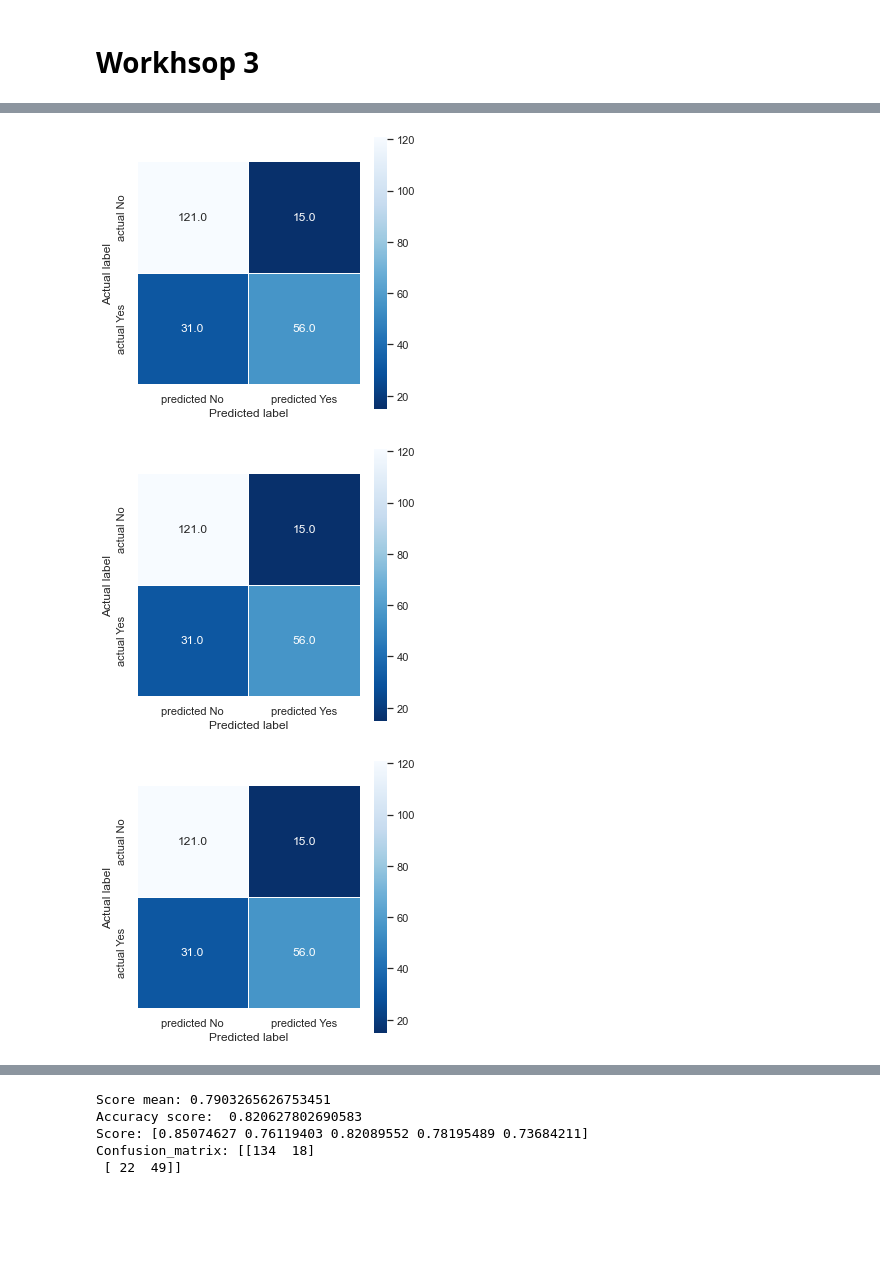
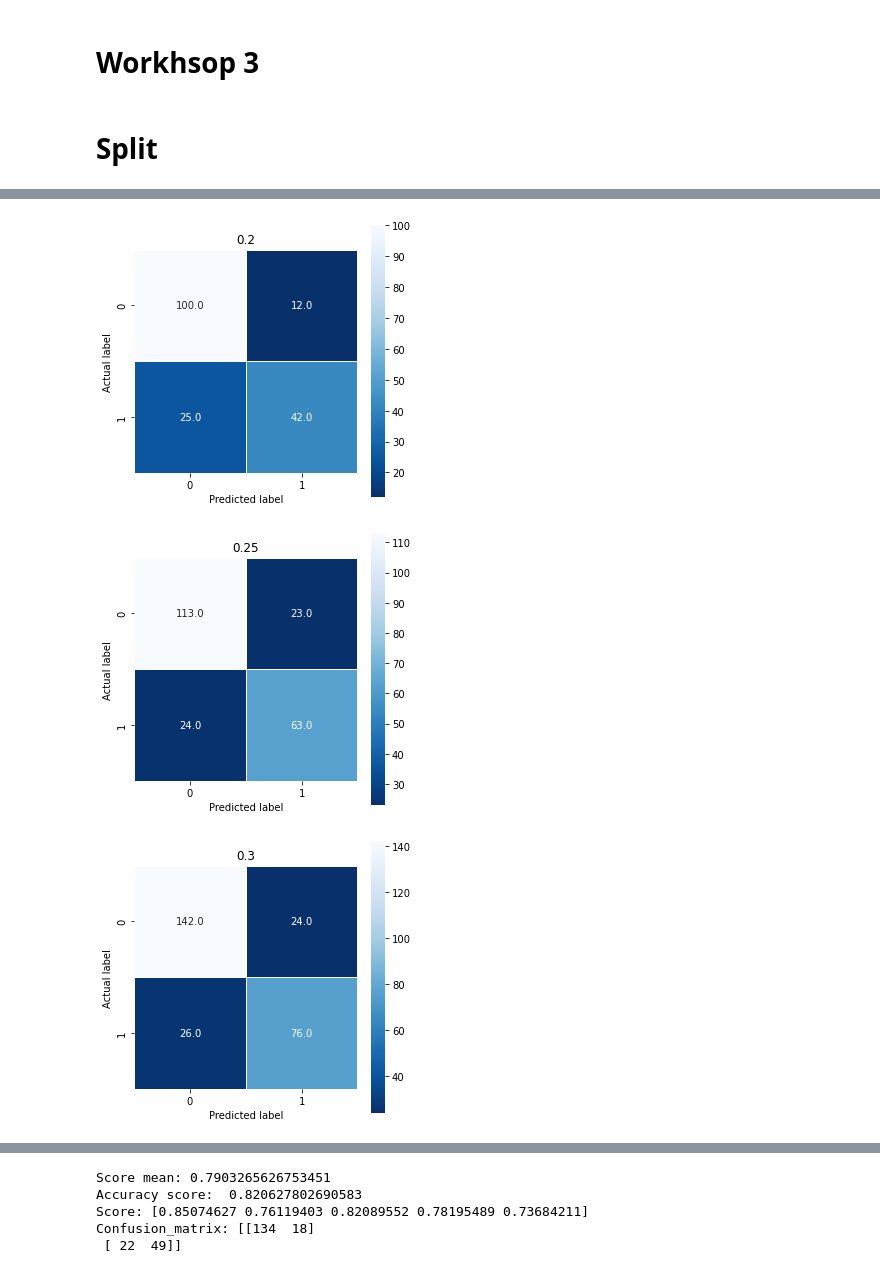
Before and after one commit to AdvancedGroupBootcamp/Hritiika_Kathuria, a Jupyter notebook: AI Class/Supervised Classification of Titanic passengers .ipynb, the cells around one changed output, grey strips where cells are left out. Saved outputs shown, nothing was run; the diff lists cells and outputs as text; code cells hidden in the pictures; blank space fills up the shorter version.

```diff
--- a/AI Class/Supervised Classification of Titanic passengers .ipynb
+++ b/AI Class/Supervised Classification of Titanic passengers .ipynb
@@ -410,0 +406,2 @@ y=df['Survived']
+# %% [markdown]
+# Split
@@ -411,23 +410,22 @@ y=df['Survived']
 # %%
-fList=[x1,x2,x3]
-ls = ['x1','x2','x3']
-count = 0
-acc_dict={}
-for i in fList:
-    X_train,X_test,y_train,y_test=train_test_split(i,y,test_size=0.3)
+accuracy_dict={}
+for i in np.arange(0.2,0.5,0.05):
+    X_train,X_test,y_train,y_test=train_test_split(X,y,test_size=i)
     #Logistic Regression
 
     LR=LogisticRegression().fit(X_train,y_train)
     y_predict=LR.predict(X_test)
     s=accuracy_score(y_predict,y_test)
-    acc_dict[ls[count]]=s
-    print(s)
-    print("Confusion_matrix for {}:".format(ls[count]), con_mat)
-    count+=1
+    accuracy_dict[round(i,2)]=s
+    con_mat=confusion_matrix(y_test,y_predict)
+
+    print("Accuracy score: ", s)
+    print("Confusion_matrix:", con_mat)
     plt.figure(figsize=(5,5))
     sns.heatmap(con_mat, annot=True, fmt=".1f", linewidths=.5, square = True, cmap = 'Blues_r');
     plt.ylabel('Actual label');
     plt.xlabel('Predicted label');
-
-print(acc_dict)
+    plt.title(round(i,2))
+print("\n")
+print("Accuracy dict: ", accuracy_dict)
 # %% [output]
@@ -447,3 +449,3 @@ actual Yes            31             56
-[figure, old version]
+[figure, new version]
-[figure, old version]
+[figure, new version]
-[figure, old version]
+[figure, new version]
```
Also changed, not shown: parts of 57 cells of this notebook.
